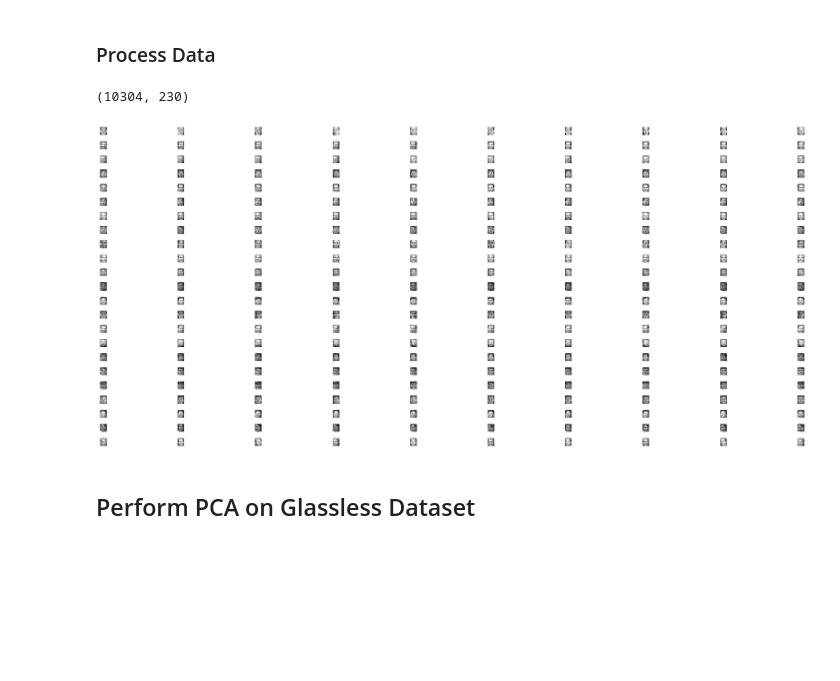
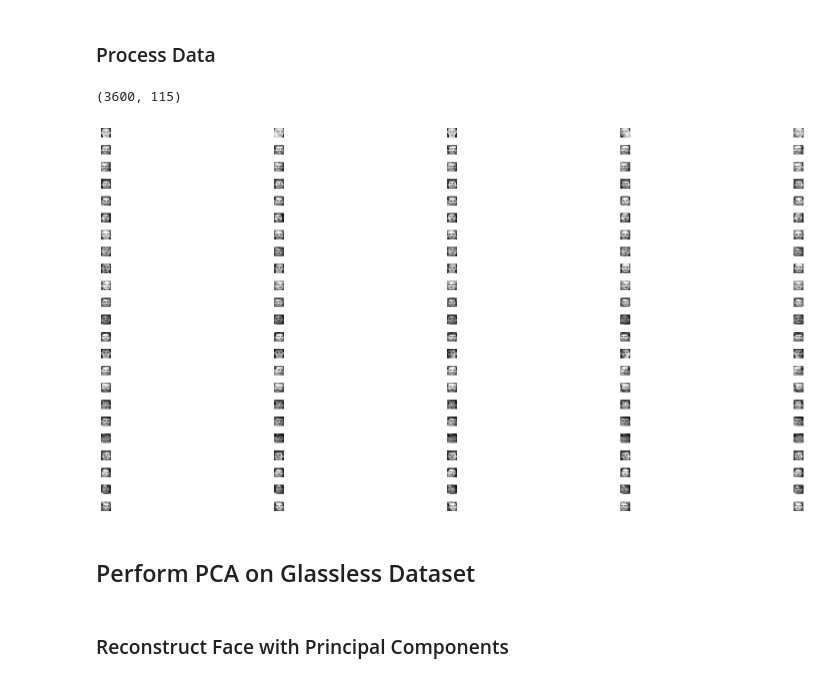
Before and after one commit to sebastian110203/COGS118BProject, a Jupyter notebook: Cogs118b_Project.ipynb, the cells around one changed output. Saved outputs shown, nothing was run; the diff lists cells and outputs as text; code cells hidden in the pictures; blank space fills up the shorter version.

Commit message:
Normalized image, changed image selections

```diff
--- a/Cogs118b_Project.ipynb
+++ b/Cogs118b_Project.ipynb
@@ -18,17 +18,18 @@ def load_pgm_images(amount_of_people, amount_of_pics):
         images.append([])
         for image_number in range(1, amount_of_pics+1):
             img = Image.open('images/s' + str(person) + '/' + str(image_number) + '.pgm')
-            images[person-1].append(img)
+            resized_img = img.resize((60, 60))
+            images[person-1].append(resized_img)
     return np.array(images)
 
-def display_pgm_images(images, person_numbers, pic_numbers):
-    rows, cols = len(person_numbers), len(pic_numbers)
+def display_pgm_images(images, person_indices, pic_indices):
+    rows, cols = len(person_indices), len(pic_indices)
     fig, axes = plt.subplots(rows, cols, figsize=(20, 8))
 
     row = 0
-    for i in person_numbers:
+    for i in person_indices:
         col = 0
-        for j in pic_numbers:
+        for j in pic_indices:
             ax = axes[row, col]
             ax.imshow(images[i][j], cmap='gray')
             ax.axis('off')
@@ -53,33 +54,35 @@ Note: The images folder contains 40 folders, each with 10 images (each folder is
 # %%
 # Create Dataset of Male and Without Glasses
 selected_people = [0, 2, 4, 6, 8, 10, 11, 14, 15, 17, 20, 21, 22, 23, 24, 25, 28, 29, 32, 35, 37, 38, 39]
 male_no_glasses_imgs = np.array([images[i] for i in selected_people])
-selected_imgs = [0, 1, 2, 3, 4, 5, 6, 7, 8, 9]
+selected_imgs = [0, 1, 2, 3, 4]
 
 # Create Dataset for male with no glasses to perform PCA with
 num_people = len(selected_people)
 num_pictures = len(selected_imgs)
-num_pixels = 112 * 92
+num_pixels = 60 * 60
 ds = np.zeros((num_people, num_pictures, num_pixels))
 
 # Function flattens matrix to n x 1 column
 def flatten_matrix(matrix):
     return matrix.reshape(-1)
 
 # flatten pixels
 for i in range(num_people):
     for j in range(num_pictures):
         ds[i][j] = flatten_matrix(male_no_glasses_imgs[i][j])
 
 # Flatten pictures
 ds = ds.reshape(num_people * num_pictures, num_pixels)
 ds = ds.T
 print(ds.shape)
 
 # Display selected pictures
 display_pgm_images(images, selected_people, selected_imgs)
 # %% [output]
-(10304, 230)
+(3600, 115)
-[figure, old version]
+[figure, new version]
 # %% [markdown]
 ## Perform PCA on Glassless Dataset
+# %% [markdown]
+### Reconstruct Face with Principal Components
```
Also changed, not shown: parts of 1 cell of this notebook.
